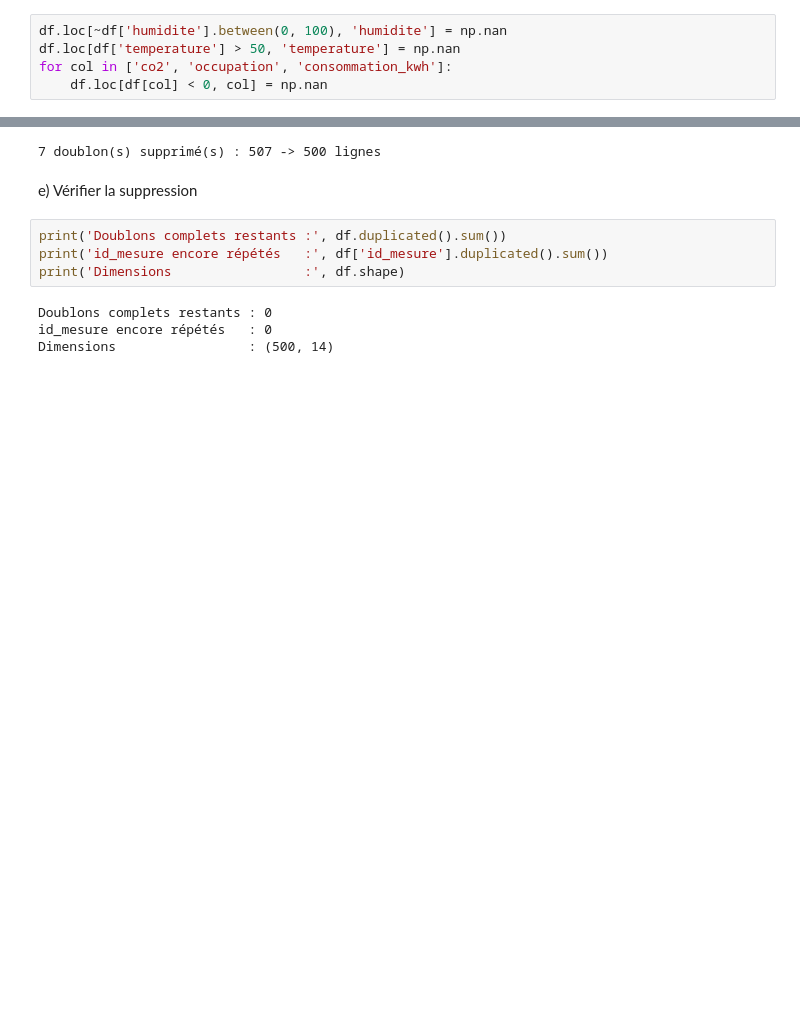
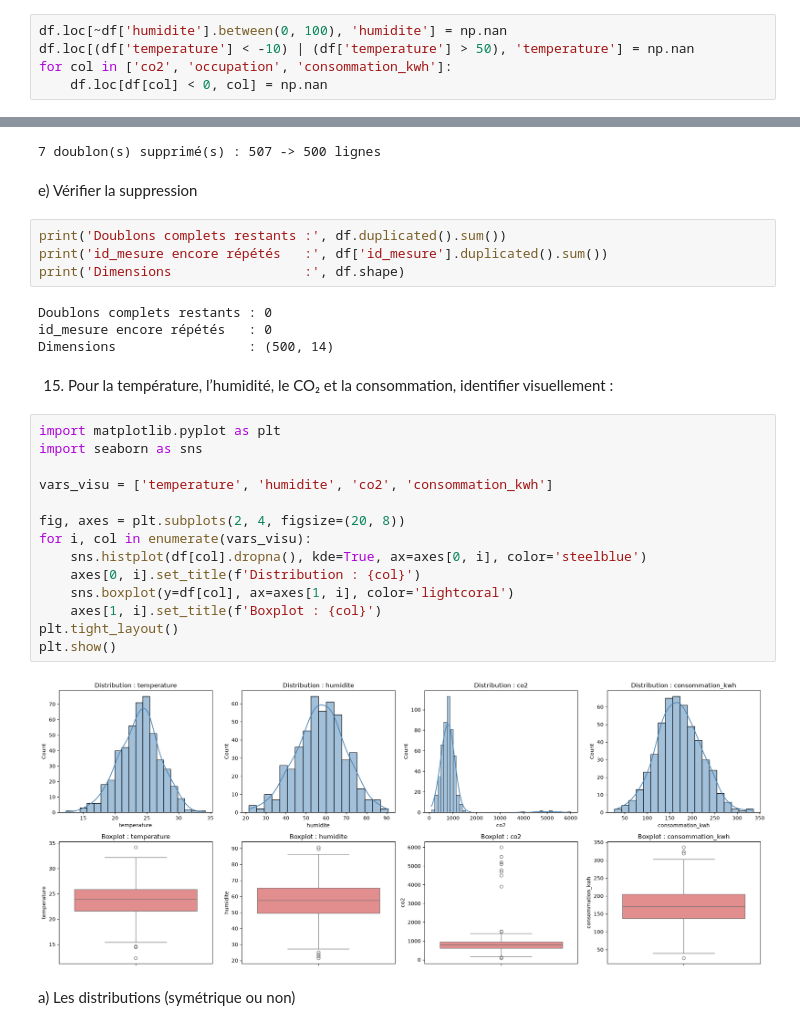
Before and after one commit to rokhayacoumbadiouf-bit/Atelier_Preparation_Donnees_Tabulaires, a Jupyter notebook: atelier_prepa_donnees_tab/notebooks/atelier_prepa_donnees_tab.ipynb, the cells around one changed output, grey strips where cells are left out. Drawn from its saved outputs; the diff is of its cells as text; blank space fills up the shorter version.

Commit message:
Explorer les données -  identification visuelle

```diff
--- a/atelier_prepa_donnees_tab/notebooks/atelier_prepa_donnees_tab.ipynb
+++ b/atelier_prepa_donnees_tab/notebooks/atelier_prepa_donnees_tab.ipynb
@@ -226,7 +226,7 @@ f) Si une valeur est manifestement erronée et qu’on ne peut pas retrouver sa
 transformer en valeur manquante
 # %%
 df.loc[~df['humidite'].between(0, 100), 'humidite'] = np.nan
-df.loc[df['temperature'] > 50, 'temperature'] = np.nan
+df.loc[(df['temperature'] < -10) | (df['temperature'] > 50), 'temperature'] = np.nan
 for col in ['co2', 'occupation', 'consommation_kwh']:
     df.loc[df[col] < 0, col] = np.nan
 # %%
@@ -419,3 +419,23 @@ print('Dimensions                 :', df.shape)
 Doublons complets restants : 0
 id_mesure encore répétés   : 0
 Dimensions                 : (500, 14)
+# %% [markdown]
+15) Pour la température, l’humidité, le CO₂ et la consommation, identifier visuellement :
+# %%
+import matplotlib.pyplot as plt
+import seaborn as sns
+
+vars_visu = ['temperature', 'humidite', 'co2', 'consommation_kwh']
+
+fig, axes = plt.subplots(2, 4, figsize=(20, 8))
+for i, col in enumerate(vars_visu):
+    sns.histplot(df[col].dropna(), kde=True, ax=axes[0, i], color='steelblue')
+    axes[0, i].set_title(f'Distribution : {col}')
+    sns.boxplot(y=df[col], ax=axes[1, i], color='lightcoral')
+    axes[1, i].set_title(f'Boxplot : {col}')
+plt.tight_layout()
+plt.show()
+# %% [output]
+[figure, added]
+# %% [markdown]
+a) Les distributions (symétrique ou non)
```
Also changed, not shown: parts of 9 cells of this notebook.
